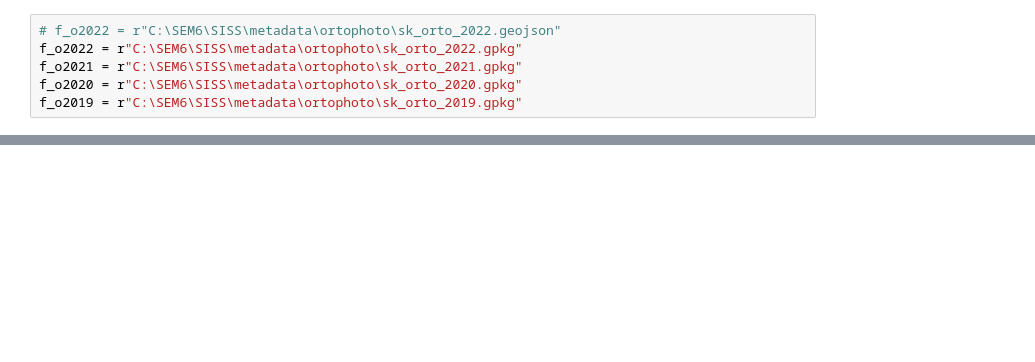
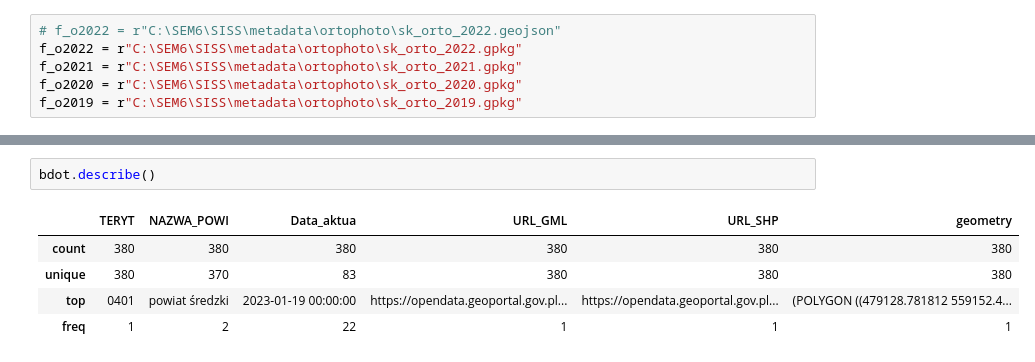
Before and after one commit to krz144/SISS, a Jupyter notebook: orto_bdot_meta.ipynb, the cells around one changed output, grey strips where cells are left out. Cells and saved outputs as stored; diff of their text form; blank space fills up the shorter version.

```diff
--- a/orto_bdot_meta.ipynb
+++ b/orto_bdot_meta.ipynb
@@ -60,0 +112,8 @@ memory usage: 6.3+ MB
+# %%
+bdot.describe()
+# %% [output]
+|  | TERYT | NAZWA_POWI | Data_aktua | URL_GML | URL_SHP | geometry |
+| count | 380 | 380 | 380 | 380 | 380 | 380 |
+| unique | 380 | 370 | 83 | 380 | 380 | 380 |
+| top | 0401 | powiat średzki | 2023-01-19 00:00:00 | https://opendata.geoportal.gov.pl... | https://opendata.geoportal.gov.pl... | (POLYGON ((479128.781812 559152.4... |
+| freq | 1 | 2 | 22 | 1 | 1 | 1 |
```
Also changed, not shown: parts of 21 cells of this notebook.
